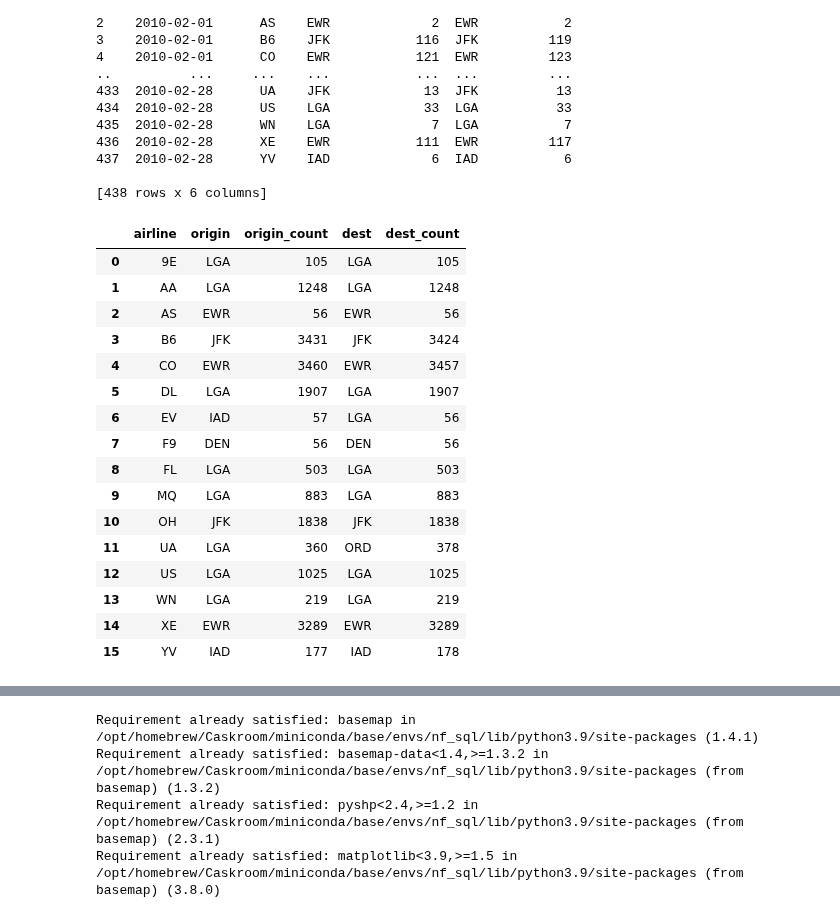
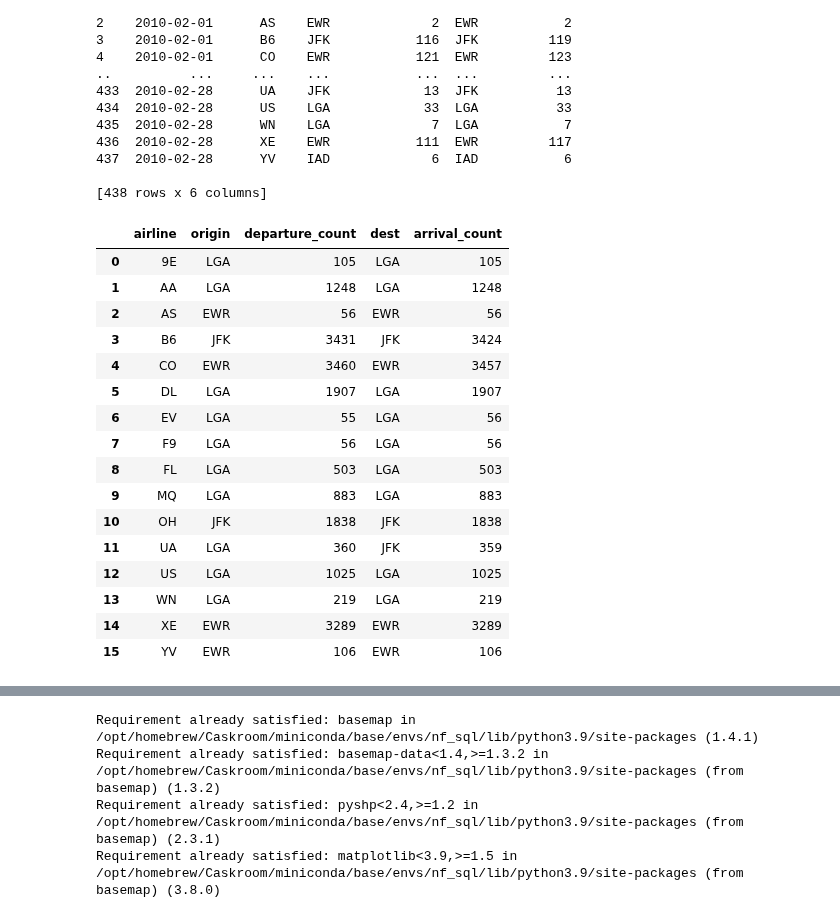
Before and after one commit to susanneferschl/da-sql-api-project-group-2_sf, a Jupyter notebook: trinas_folder/hypo_3 copy.ipynb, the cells around one changed output, grey strips where cells are left out. Drawn from its saved outputs; the diff is of its cells as text; code cells hidden in the pictures.

```diff
--- a/trinas_folder/hypo_3 copy.ipynb
+++ b/trinas_folder/hypo_3 copy.ipynb
@@ -36,7 +36,7 @@ weather_stacked.tail(20)
 # %%
 schema = 'hh_analytics_24_1'
 
-sql_query_2 = f'SELECT flight_date, airline, dep_delay, arr_delay, cancelled, diverted, origin, dest FROM {schema}.flights_group_x WHERE flight_date '
+sql_query_2 = f'SELECT flight_date, airline, dep_delay, arr_delay, cancelled, diverted, origin, dest FROM {schema}.flights_group_x'
 flights = get_dataframe(sql_query_2)
 
 flights.head(20)
@@ -319,10 +319,10 @@ import matplotlib.pyplot as plt
 # Assuming df contains your DataFrame with the given snippet of data
 
 # Convert 'flight_date' to datetime format
-flights['flight_date'] = pd.to_datetime(flights['flight_date'])
+flights_filtered['flight_date'] = pd.to_datetime(flights_filtered['flight_date'])
 
 # Group by 'flight_date' and 'airline', then calculate the mean departure delay per date for each airline
-dep_delay_mean = flights.groupby(['flight_date', 'airline'])['dep_delay'].mean().reset_index()
+dep_delay_mean = flights_filtered.groupby(['flight_date', 'airline'])['dep_delay'].mean().reset_index()
 
 # Calculate total departure delays per airline
 total_dep_delay = dep_delay_mean.groupby('airline')['dep_delay'].mean().reset_index()
@@ -355,10 +355,10 @@ for i, airline in enumerate(bottom_3_airlines):
     data = bottom_3_dep_delay[bottom_3_dep_delay['airline'] == airline]
     ax.plot(data['flight_date'], data['dep_delay'], label=airline, color=bottom_colors[i])
 
-ax.set_title('Average Departure Delays per Day (Three Best and Worst Performing Airlines)')
-ax.set_xlabel('Date')
-ax.set_ylabel('Average Departure Delay in Minutes')
-ax.legend()
+ax.set_title('Average Departure Delays per Day (Three Highest and Lowest Performing Airlines)', fontsize=14)
+ax.set_xlabel('Date', fontsize=14)
+ax.set_ylabel('Average Departure Delay in Minutes', fontsize=14)
+ax.legend(fontsize=14)
 
 plt.tight_layout()
 plt.show()
@@ -459,38 +464,47 @@ print(most_used_airports)
 # %%
 import pandas as pd
 
-# Group by 'airline' and 'origin' columns, then count the occurrences of each airport
-origin_counts = flights.groupby(['airline', 'origin']).size().reset_index(name='origin_count')
+# Define the list of airports to include
+selected_airports = ['IAG', 'BWI', 'PHL', 'EWR', 'JFK', 'LGA']
 
-# Find the most used origin airport for each airline
-most_used_origin = origin_counts.loc[origin_counts.groupby('airline')['origin_count'].idxmax()]
+# Group by 'airline' and 'origin' columns, then count the occurrences of each airport for departure
+departure_counts = flights.groupby(['airline', 'origin']).size().reset_index(name='departure_count')
 
-# Group by 'airline' and 'dest' columns, then count the occurrences of each airport
-dest_counts = flights.groupby(['airline', 'dest']).size().reset_index(name='dest_count')
+# Filter departure counts for selected airports
+departure_counts_selected = departure_counts[departure_counts['origin'].isin(selected_airports)]
 
-# Find the most used destination airport for each airline
-most_used_dest = dest_counts.loc[dest_counts.groupby('airline')['dest_count'].idxmax()]
+# Find the most used departure airport for each airline
+most_used_departure = departure_counts_selected.loc[departure_counts_selected.groupby('airline')['departure_count'].idxmax()]
 
-# Merge the most used origin and destination airports into a single DataFrame
-most_used_airports = pd.merge(most_used_origin, most_used_dest, on='airline', suffixes=('_origin', '_dest'))
+# Group by 'airline' and 'dest' columns, then count the occurrences of each airport for arrival
+arrival_counts = flights.groupby(['airline', 'dest']).size().reset_index(name='arrival_count')
+
+# Filter arrival counts for selected airports
+arrival_counts_selected = arrival_counts[arrival_counts['dest'].isin(selected_airports)]
+
+# Find the most used arrival airport for each airline
+most_used_arrival = arrival_counts_selected.loc[arrival_counts_selected.groupby('airline')['arrival_count'].idxmax()]
+
+# Merge the most used departure and arrival airports into a single DataFrame
+most_used_airports = pd.merge(most_used_departure, most_used_arrival, on='airline', suffixes=('_departure', '_arrival'))
 
 # Display the resulting DataFrame
 most_used_airports
 # %% [output]
-|  | airline | origin | origin_count | dest | dest_count |
+|  | airline | origin | departure_count | dest | arrival_count |
 | 0 | 9E | LGA | 105 | LGA | 105 |
 | 1 | AA | LGA | 1248 | LGA | 1248 |
 | 2 | AS | EWR | 56 | EWR | 56 |
 | 3 | B6 | JFK | 3431 | JFK | 3424 |
 | 4 | CO | EWR | 3460 | EWR | 3457 |
 | 5 | DL | LGA | 1907 | LGA | 1907 |
-| 6 | EV | IAD | 57 | LGA | 56 |
-| 7 | F9 | DEN | 56 | DEN | 56 |
+| 6 | EV | LGA | 55 | LGA | 56 |
+| 7 | F9 | LGA | 56 | LGA | 56 |
 | 8 | FL | LGA | 503 | LGA | 503 |
 | 9 | MQ | LGA | 883 | LGA | 883 |
 | 10 | OH | JFK | 1838 | JFK | 1838 |
-| 11 | UA | LGA | 360 | ORD | 378 |
+| 11 | UA | LGA | 360 | JFK | 359 |
 | 12 | US | LGA | 1025 | LGA | 1025 |
 | 13 | WN | LGA | 219 | LGA | 219 |
 | 14 | XE | EWR | 3289 | EWR | 3289 |
-| 15 | YV | IAD | 177 | IAD | 178 |
+| 15 | YV | EWR | 106 | EWR | 106 |
```
Also changed, not shown: parts of 4 cells of this notebook.
